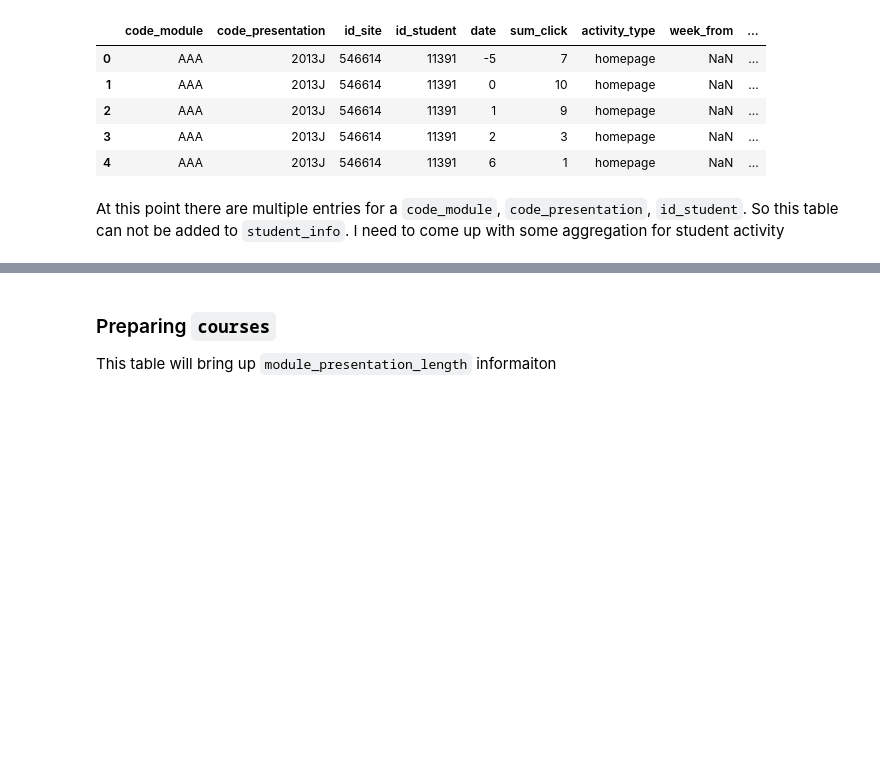
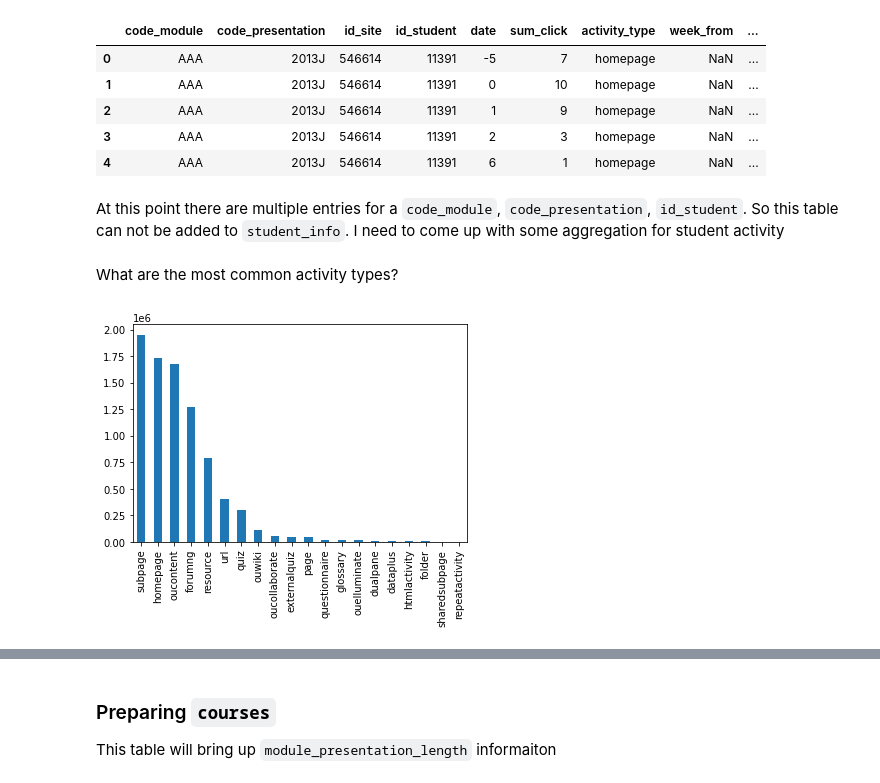
Before and after one commit to tevfikcagridural/student-success, a Jupyter notebook: Data_Wrangling.ipynb, the cells around one changed output, grey strips where cells are left out. Cells and saved outputs as stored; diff of their text form; code cells hidden in the pictures; blank space fills up the shorter version.

```diff
--- a/Data_Wrangling.ipynb
+++ b/Data_Wrangling.ipynb
@@ -557,0 +555,9 @@ At this point there are multiple entries for a `code_module`, `code_presentation
+# %% [markdown]
+What are the most common activity types?
+# %%
+(student_vle['activity_type']
+ .value_counts()
+ .plot(kind='bar')
+ );
+# %% [output]
+[figure, added]
```
Also changed, not shown: parts of 14 cells of this notebook.
